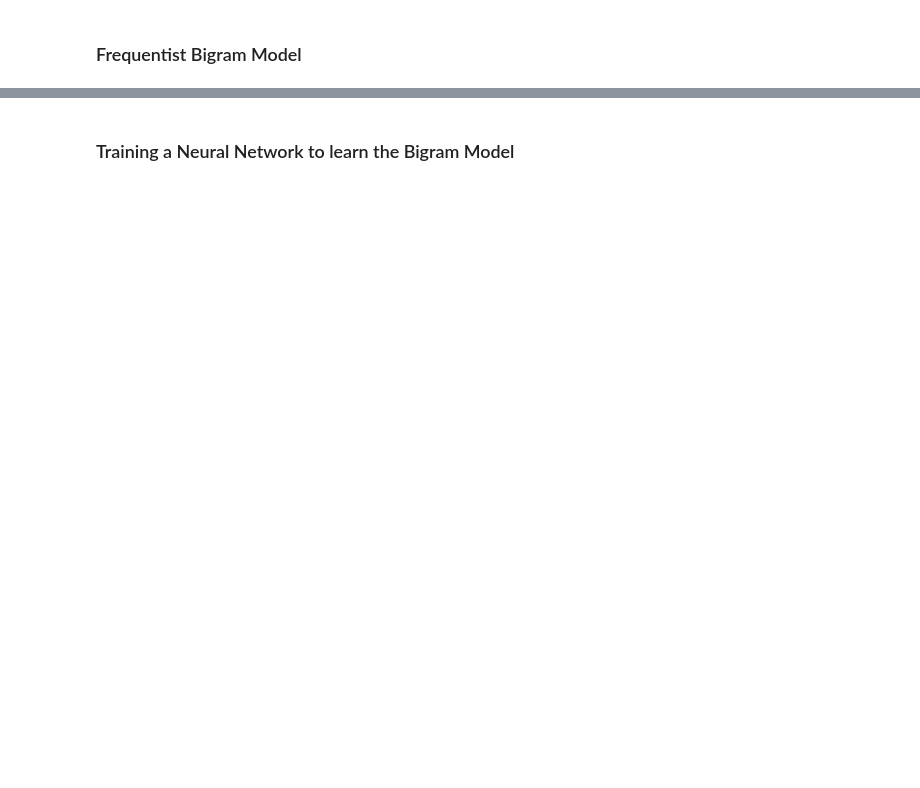
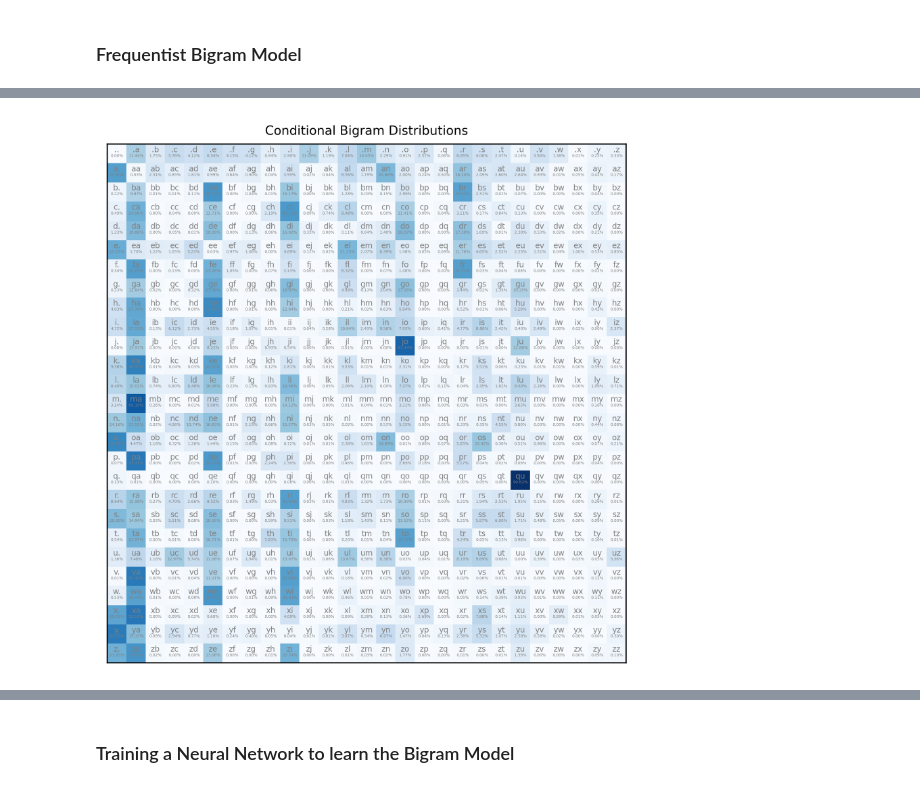
Before and after one commit to rladeira/bznames, a Jupyter notebook: notebooks/bigrams.ipynb, the cells around one changed output, grey strips where cells are left out. Drawn from its saved outputs; the diff is of its cells as text; code cells hidden in the pictures; blank space fills up the shorter version.

```diff
--- a/notebooks/bigrams.ipynb
+++ b/notebooks/bigrams.ipynb
@@ -114,27 +144,29 @@ ax.set_title("Unconditional Bigram Distribution", size=8);
 # %%
 # Plot the conditional bigram distributions, each row represents a distribution
-fig, ax = plt.subplots(dpi=200, figsize=(5, 5))
+fig, ax = plt.subplots(dpi=200, figsize=(6, 6))
 
 ax.imshow(bigram_cond_probs, cmap="Blues", norm=PowerNorm(gamma=0.5))
 ax.set_xticks([])
 ax.set_yticks([])
 
 for i in range(vocab_size):
     for j in range(vocab_size):
         bigram = encoder.decode_index(i) + encoder.decode_index(j)
 
         ax.text(j, i, bigram, ha="center", va="bottom", color="gray", size=5)
         ax.text(
             x=j,
             y=i,
             s=f"{100 * bigram_cond_probs[i, j].item():.2f}%",
             ha="center",
             va="top",
             color="gray",
             size=2.5,
         )
 
 ax.set_title("Conditional Bigram Distributions", size=8);
+# %% [output]
+[figure, added]
 # %%
 display_bigram_model_samples(
     {
```
Also changed, not shown: parts of 36 cells of this notebook.
